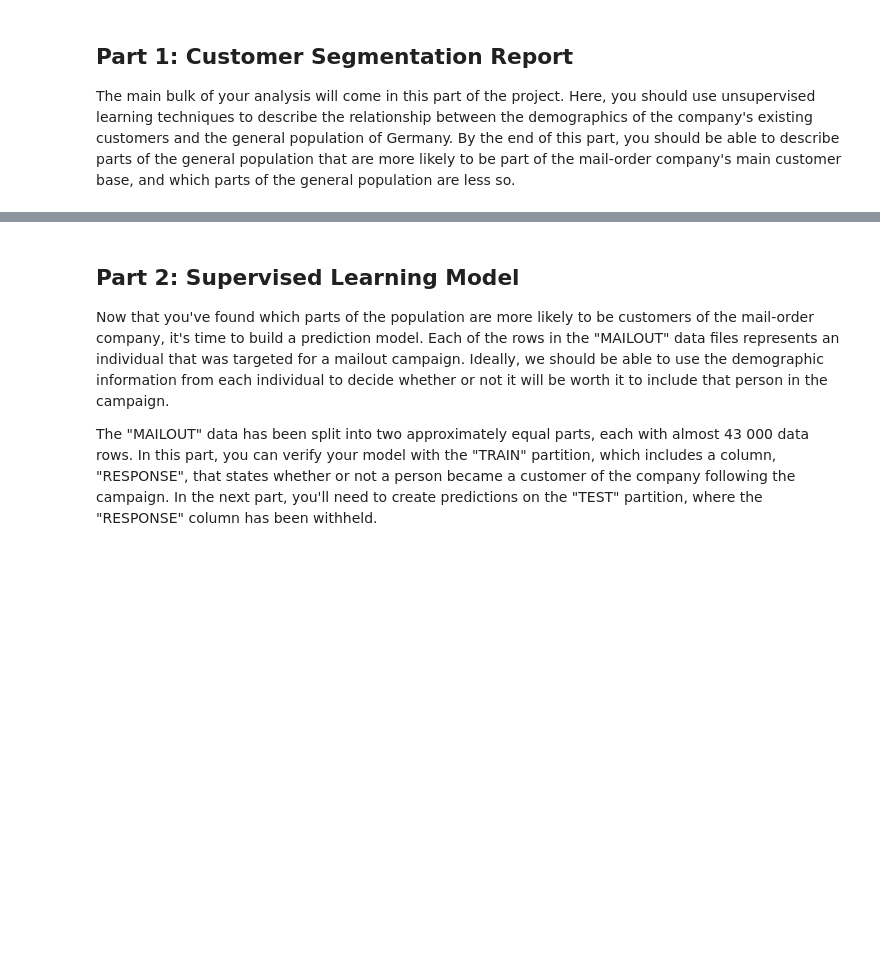
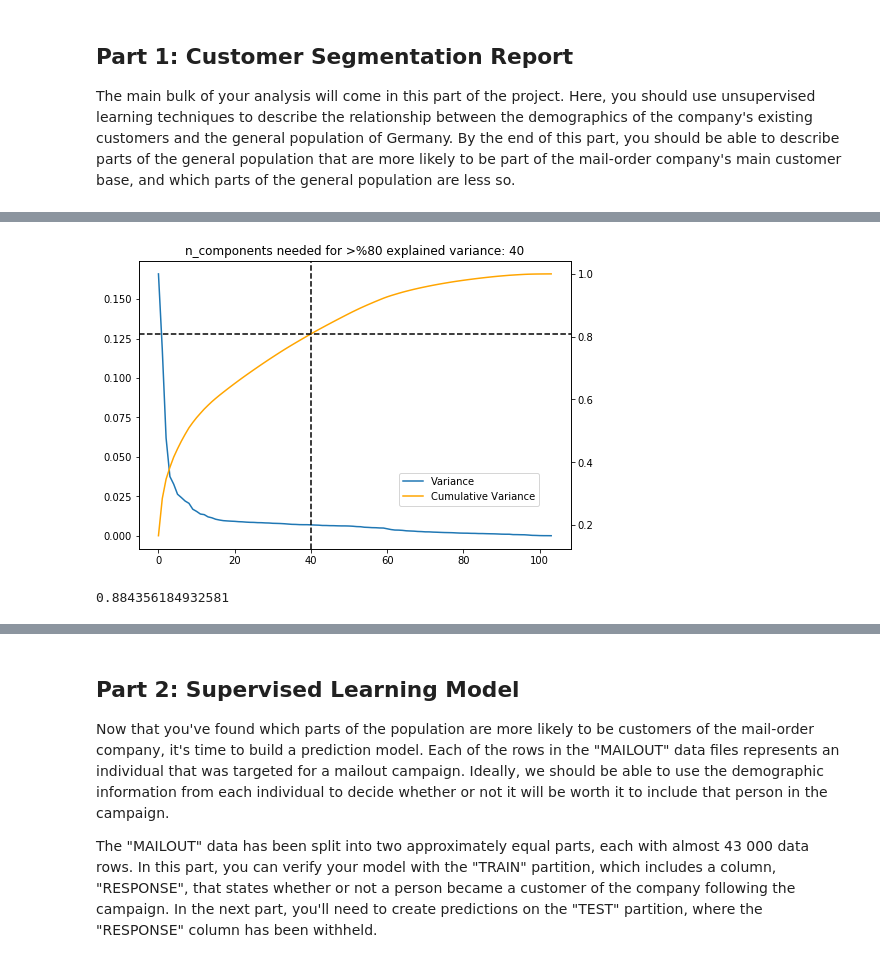
Before and after one commit to patelatharva/Arvato_Customer_Segmentation, a Jupyter notebook: Arvato Project Workbook.ipynb, the cells around one changed output, grey strips where cells are left out. Drawn from its saved outputs; the diff is of its cells as text; code cells hidden in the pictures; blank space fills up the shorter version.

```diff
--- a/Arvato Project Workbook.ipynb
+++ b/Arvato Project Workbook.ipynb
@@ -261,0 +335,4 @@ The main bulk of your analysis will come in this part of the project. Here, you
+# %%
+pop_float = pop[common_cols].astype(float)
+# %%
+pop_scaled = pd.DataFrame(scaler.fit_transform(pop_float.values), columns=pop_float.columns)
@@ -261,0 +363,20 @@ The main bulk of your analysis will come in this part of the project. Here, you
+# %%
+pca = PCA(random_state=42)
+# %%
+pop_pca = pca.fit_transform(pop_scaled)
+# %%
+# Investigate the variance accounted for by each principal component.
+# Number of components required to maintain %80 variance:
+n_components = min(np.where(np.cumsum(pca.explained_variance_ratio_)>0.8)[0]+1)
+
+fig = plt.figure()
+ax = fig.add_axes([0,0,1,1],True)
+ax2 = ax.twinx()
+ax.plot(pca.explained_variance_ratio_, label='Variance',)
+ax2.plot(np.cumsum(pca.explained_variance_ratio_), label='Cumulative Variance',color = 'orange');
+ax.set_title('n_components needed for >%80 explained variance: {}'.format(n_components));
+ax.axvline(n_components, linestyle='dashed', color='black')
+ax2.axhline(np.cumsum(pca.explained_variance_ratio_)[n_components], linestyle='dashed', color='black')
+fig.legend(loc=(0.6,0.2));
+# %% [output]
+[figure, added]
@@ -261,0 +387,4 @@ The main bulk of your analysis will come in this part of the project. Here, you
+# %%
+pca.explained_variance_ratio_.sum()
+# %% [output]
+0.884356184932581
```
Also changed, not shown: parts of 155 cells of this notebook, 6 other files.
